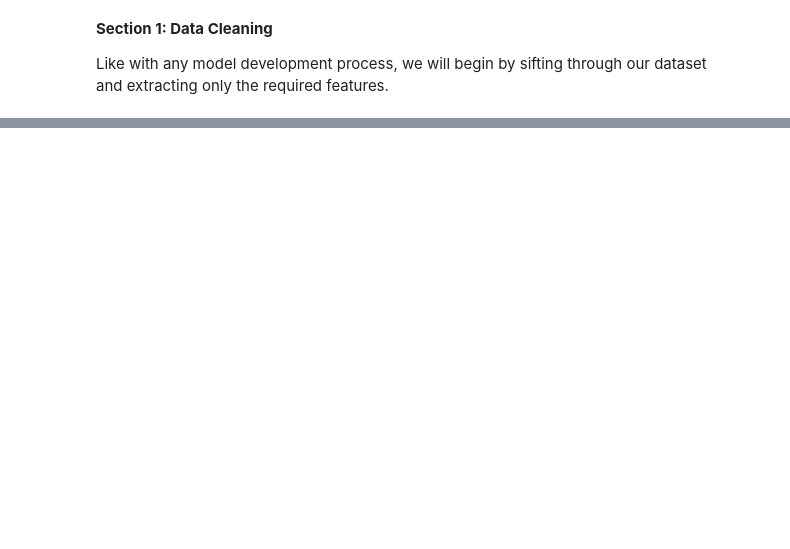
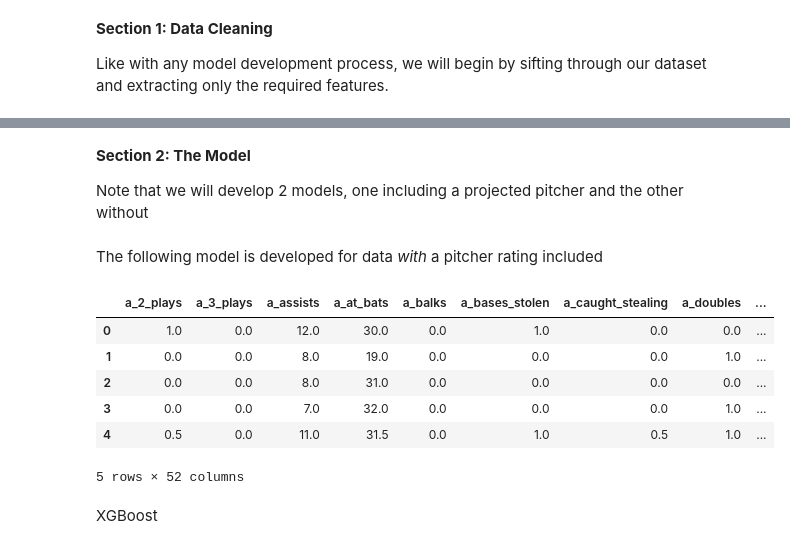
Before and after one commit to hughbromund/DubbClub, a Jupyter notebook: models/mlb_pregame_prediction/mlb_pregame_prediction.ipynb, the cells around one changed output, grey strips where cells are left out. Saved outputs shown, nothing was run; the diff lists cells and outputs as text; code cells hidden in the pictures; blank space fills up the shorter version.

```diff
--- a/models/mlb_pregame_prediction/mlb_pregame_prediction.ipynb
+++ b/models/mlb_pregame_prediction/mlb_pregame_prediction.ipynb
@@ -120,0 +171,6 @@ for x in unique_in_elo:
+# %% [markdown]
+**Section 2: The Model**
+
+Note that we will develop 2 models, one including a projected pitcher and the other without
+# %% [markdown]
+The following model is developed for data *with* a pitcher rating included
@@ -120,0 +180,16 @@ for x in unique_in_elo:
+# %%
+y = df_with_pitcher['home_win']
+df_with_pitcher.drop(columns=['home_win'], inplace=True)
+X = df_with_pitcher
+X_train, X_test, y_train, y_test = train_test_split(X, y, test_size=0.2, random_state=123)
+X.head()
+# %% [output]
+|  | a_2_plays | a_3_plays | a_assists | a_at_bats | a_balks | a_bases_stolen | a_caught_stealing | a_doubles | ... |
+| 0 | 1.0 | 0.0 | 12.0 | 30.0 | 0.0 | 1.0 | 0.0 | 0.0 | ... |
+| 1 | 0.0 | 0.0 | 8.0 | 19.0 | 0.0 | 0.0 | 0.0 | 1.0 | ... |
+| 2 | 0.0 | 0.0 | 8.0 | 31.0 | 0.0 | 0.0 | 0.0 | 0.0 | ... |
+| 3 | 0.0 | 0.0 | 7.0 | 32.0 | 0.0 | 0.0 | 0.0 | 1.0 | ... |
+| 4 | 0.5 | 0.0 | 11.0 | 31.5 | 0.0 | 1.0 | 0.5 | 1.0 | ... |
+5 rows × 52 columns
+# %% [markdown]
+XGBoost
```
Also changed, not shown: parts of 27 cells of this notebook, 2 other files.
